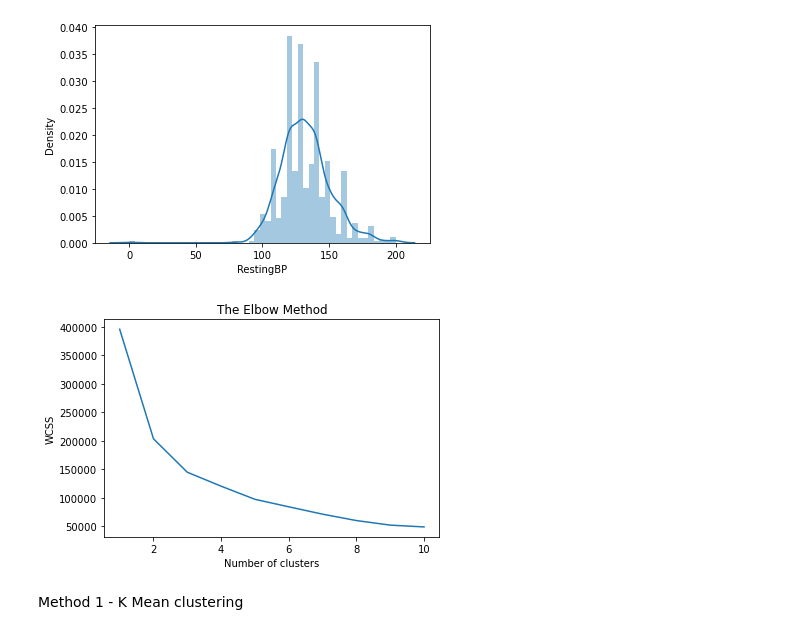
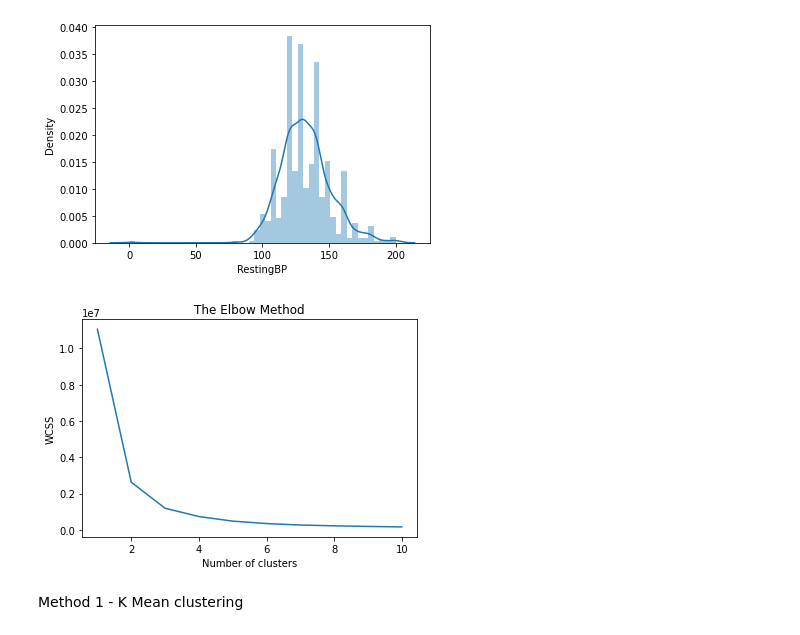
Before and after one commit to Kawsikan/ML_Assignment2_IT19185262_IT19153278_IT19153964, a Jupyter notebook: K_Means.ipynb, the cells around one changed output. Drawn from its saved outputs; the diff is of its cells as text; code cells hidden in the pictures.

Commit message:
Change range values

```diff
--- a/K_Means.ipynb
+++ b/K_Means.ipynb
@@ -93,23 +93,23 @@ for feature in features:
 # %%
 # Application of Elbow method to find optimal number of clusters
 
 # Assigning features we are selecting for the clustering toa varable
-x = df.iloc[:, [0, 3]].values
+x = df.iloc[:, [0, 4]].values
 
 wcss = []
 for i in range(1, 11):
     kmeans = KMeans(n_clusters=i, init='k-means++', max_iter=300, n_init=10, random_state=0)
     kmeans.fit(x)
     wcss.append(kmeans.inertia_)
 
 # Plotting the Elbow graph
 mtp.plot(range(1, 11), wcss)
 mtp.title('The Elbow Method')
 mtp.xlabel('Number of clusters')
 mtp.ylabel('WCSS')
 mtp.show()
 # %% [output]
-[figure, old version]
+[figure, new version]
 # %% [markdown]
 Method 1 - K Mean clustering
 # %%
```
